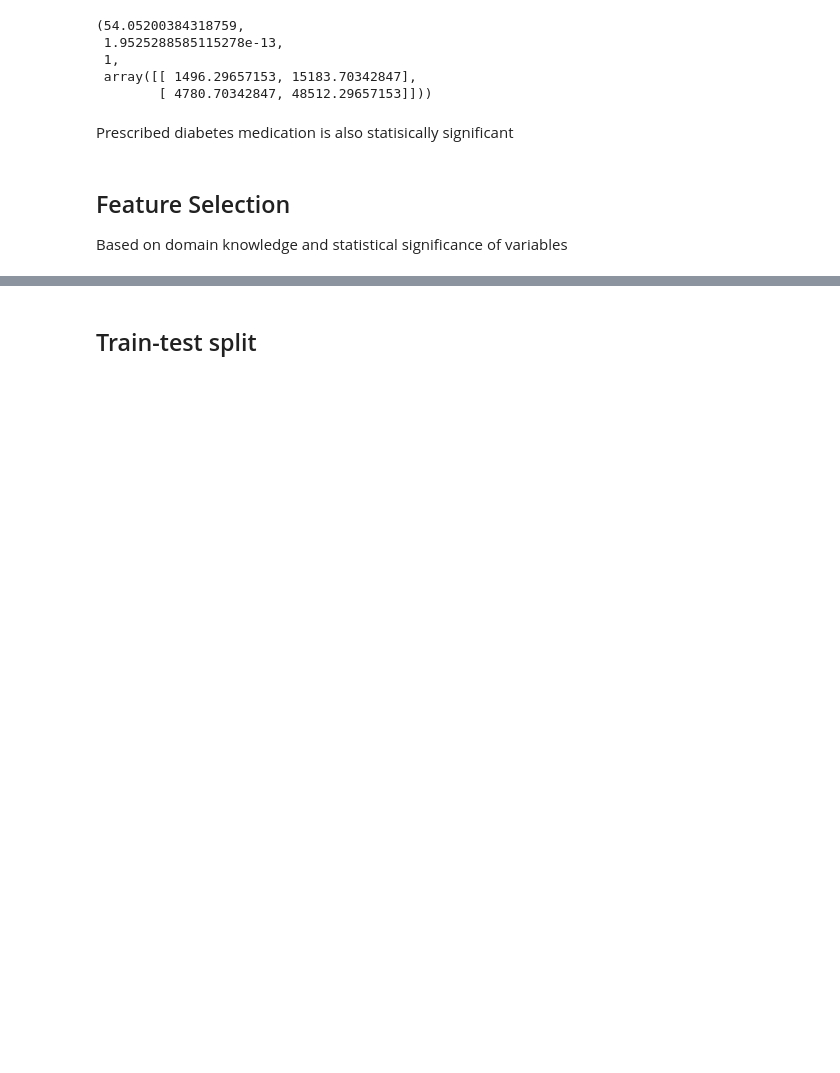
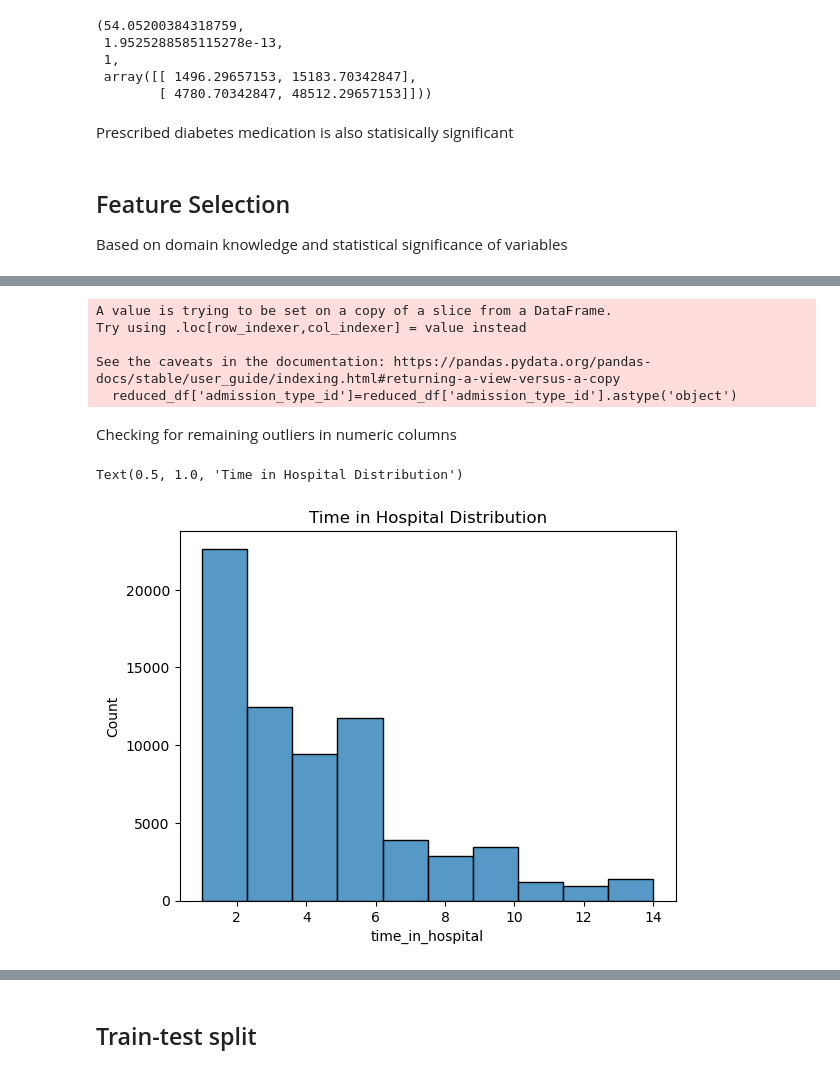
Before and after one commit to sabrinasayed99/Diabetes_Classifier_Project, a Jupyter notebook: Third_Model.ipynb, the cells around one changed output, grey strips where cells are left out. Drawn from its saved outputs; the diff is of its cells as text; code cells hidden in the pictures; blank space fills up the shorter version.

```diff
--- a/Third_Model.ipynb
+++ b/Third_Model.ipynb
@@ -682,0 +833,37 @@ reduced_df
+# %%
+def categorize_diagnosis(code):
+    code = str(code).strip()
+    if code.startswith('250'):
+        return 'Diabetes'
+    elif 'V' in code or 'E' in code:
+        return 'Other'
+    elif code.isdigit():
+        code_int = int(code)
+        if 390 <= code_int <= 459 or code == '785':
+            return 'Circulatory System'
+        elif 460 <= code_int <= 519 or code == '786':
+            return 'Respiratory System'
+        elif 520 <= code_int <= 579 or code == '787':
+            return 'Digestive System'
+        elif 800 <= code_int <= 999:
+            return 'Injury'
+        elif 710 <= code_int <= 739:
+            return 'Musculoskeletal System'
+        elif 580 <= code_int <= 629 or code == '788':
+            return 'Genitourinary System'
+        elif 140 <= code_int <= 239:
+            return 'Neoplasms'
+        elif code in ['780', '781', '784'] or 790 <= code_int <= 799 or \
+             (240 <= code_int <= 279 and code != '250') or \
+             680 <= code_int <= 709 or code == '782' or \
+             1 <= code_int <= 139 or 290 <= code_int <= 319 or \
+             280 <= code_int <= 289 or 320 <= code_int <= 359 or \
+             630 <= code_int <= 679 or 360 <= code_int <= 389 or \
+             540 <= code_int <= 759:
+            return 'Other'
+    return 'Other'
+
+# Ensure diag_1 is string type before applying the function
+reduced_df['diag_1'] = reduced_df['diag_1'].astype(str)
+reduced_df['diag_1'] = reduced_df['diag_1'].apply(categorize_diagnosis)
+reduced_df['diag_1'].value_counts()
@@ -702,0 +931,16 @@ memory usage: 8.0+ MB
+# %%
+reduced_df['admission_type_id']=reduced_df['admission_type_id'].astype('object')
+# %% [output]
+A value is trying to be set on a copy of a slice from a DataFrame.
+Try using .loc[row_indexer,col_indexer] = value instead
+
+See the caveats in the documentation: https://pandas.pydata.org/pandas-docs/stable/user_guide/indexing.html#returning-a-view-versus-a-copy
+  reduced_df['admission_type_id']=reduced_df['admission_type_id'].astype('object')
+# %% [markdown]
+Checking for remaining outliers in numeric columns
+# %%
+sns.histplot(data=reduced_df, x= 'time_in_hospital', bins=10)
+plt.title('Time in Hospital Distribution')
+# %% [output]
+Text(0.5, 1.0, 'Time in Hospital Distribution')
+[figure, added]
```
Also changed, not shown: parts of 94 cells of this notebook, 7 other files.
